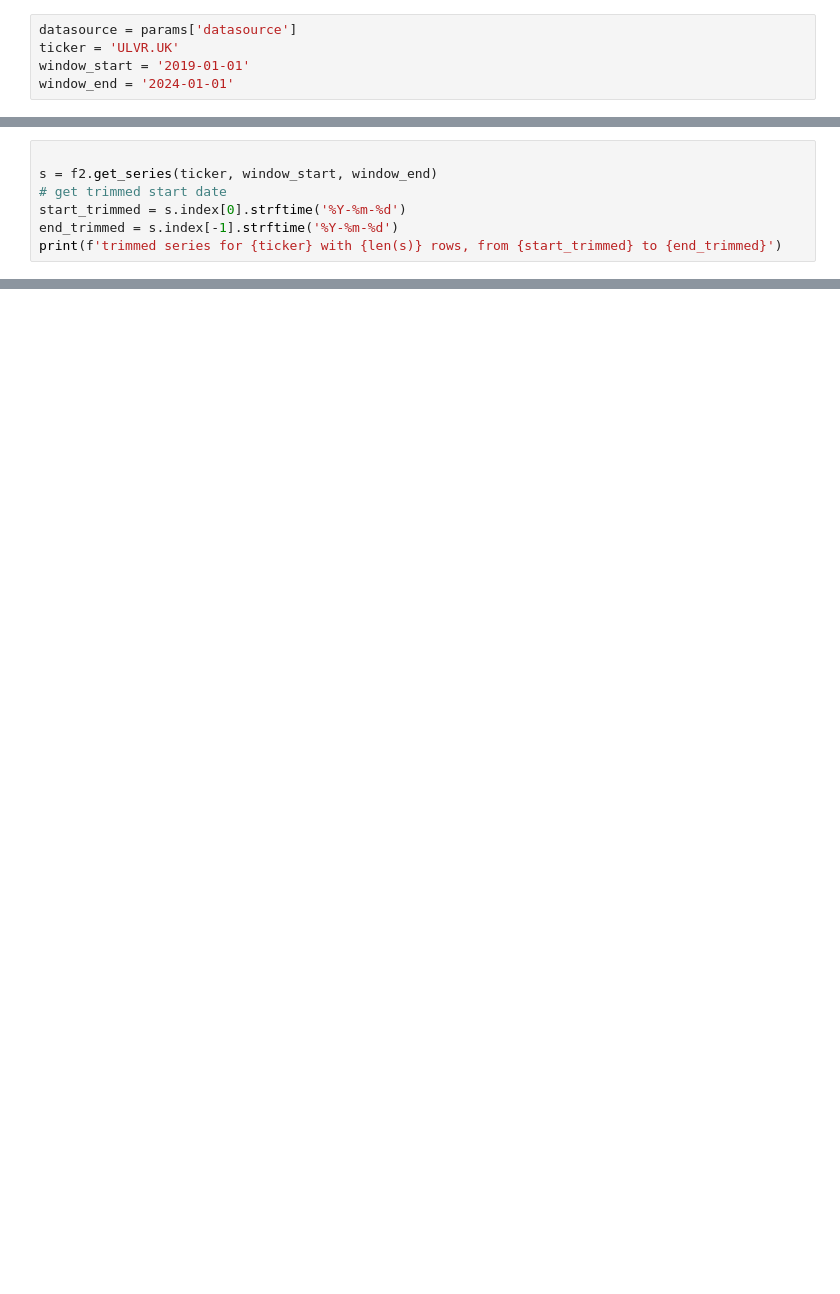
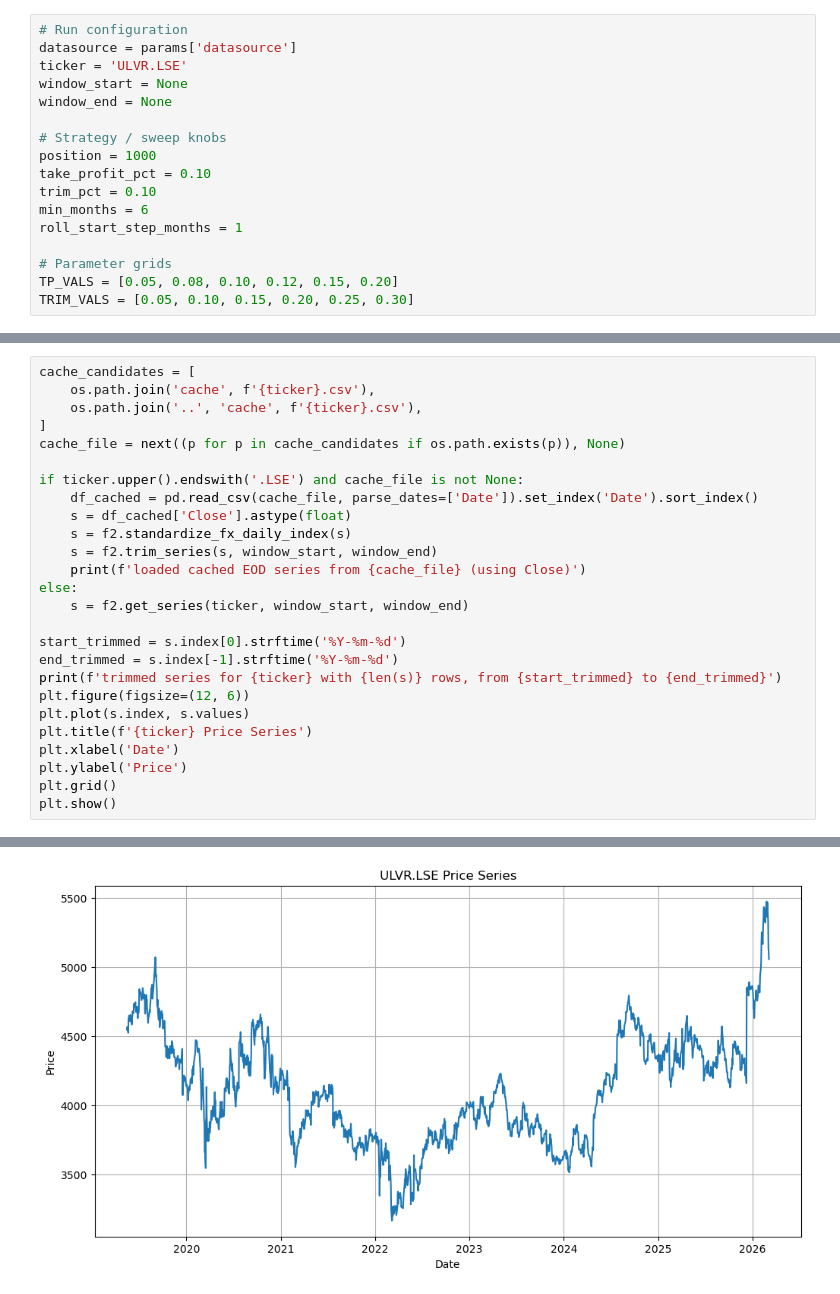
Before and after one commit to nimchimpski/GeoQuant, a Jupyter notebook: various/backtest.ipynb, the cells around one changed output, grey strips where cells are left out. Saved outputs shown, nothing was run; the diff lists cells and outputs as text; blank space fills up the shorter version.

```diff
--- a/various/backtest.ipynb
+++ b/various/backtest.ipynb
@@ -21,7 +21,19 @@ importlib.reload(f1)
 # %% [output]
 <module 'functions1' from '/Users/alexwebb/laptop_coding/risk_matrix/functions1.py'>
 # %%
+# Run configuration
 datasource = params['datasource']
-ticker = 'ULVR.UK'
-window_start = '2019-01-01'
-window_end = '2024-01-01'
+ticker = 'ULVR.LSE'
+window_start = None
+window_end = None
+
+# Strategy / sweep knobs
+position = 1000
+take_profit_pct = 0.10
+trim_pct = 0.10
+min_months = 6
+roll_start_step_months = 1
+
+# Parameter grids
+TP_VALS = [0.05, 0.08, 0.10, 0.12, 0.15, 0.20]
+TRIM_VALS = [0.05, 0.10, 0.15, 0.20, 0.25, 0.30]
@@ -28,8 +43,27 @@ window_end = '2024-01-01'
 # %%
+cache_candidates = [
+    os.path.join('cache', f'{ticker}.csv'),
+    os.path.join('..', 'cache', f'{ticker}.csv'),
+]
+cache_file = next((p for p in cache_candidates if os.path.exists(p)), None)
 
-s = f2.get_series(ticker, window_start, window_end)
-# get trimmed start date
+if ticker.upper().endswith('.LSE') and cache_file is not None:
+    df_cached = pd.read_csv(cache_file, parse_dates=['Date']).set_index('Date').sort_index()
+    s = df_cached['Close'].astype(float)
+    s = f2.standardize_fx_daily_index(s)
+    s = f2.trim_series(s, window_start, window_end)
+    print(f'loaded cached EOD series from {cache_file} (using Close)')
+else:
+    s = f2.get_series(ticker, window_start, window_end)
+
 start_trimmed = s.index[0].strftime('%Y-%m-%d')
 end_trimmed = s.index[-1].strftime('%Y-%m-%d')
 print(f'trimmed series for {ticker} with {len(s)} rows, from {start_trimmed} to {end_trimmed}')
+plt.figure(figsize=(12, 6))
+plt.plot(s.index, s.values)
+plt.title(f'{ticker} Price Series')
+plt.xlabel('Date')
+plt.ylabel('Price')
+plt.grid()
+plt.show()
 # %% [output]
@@ -41,0 +72 @@ trimmed series for ULVR.UK with 1261 rows, from 2019-01-02 to 2023-12-29
+[figure, added]
```
Also changed, not shown: parts of 25 cells of this notebook.
